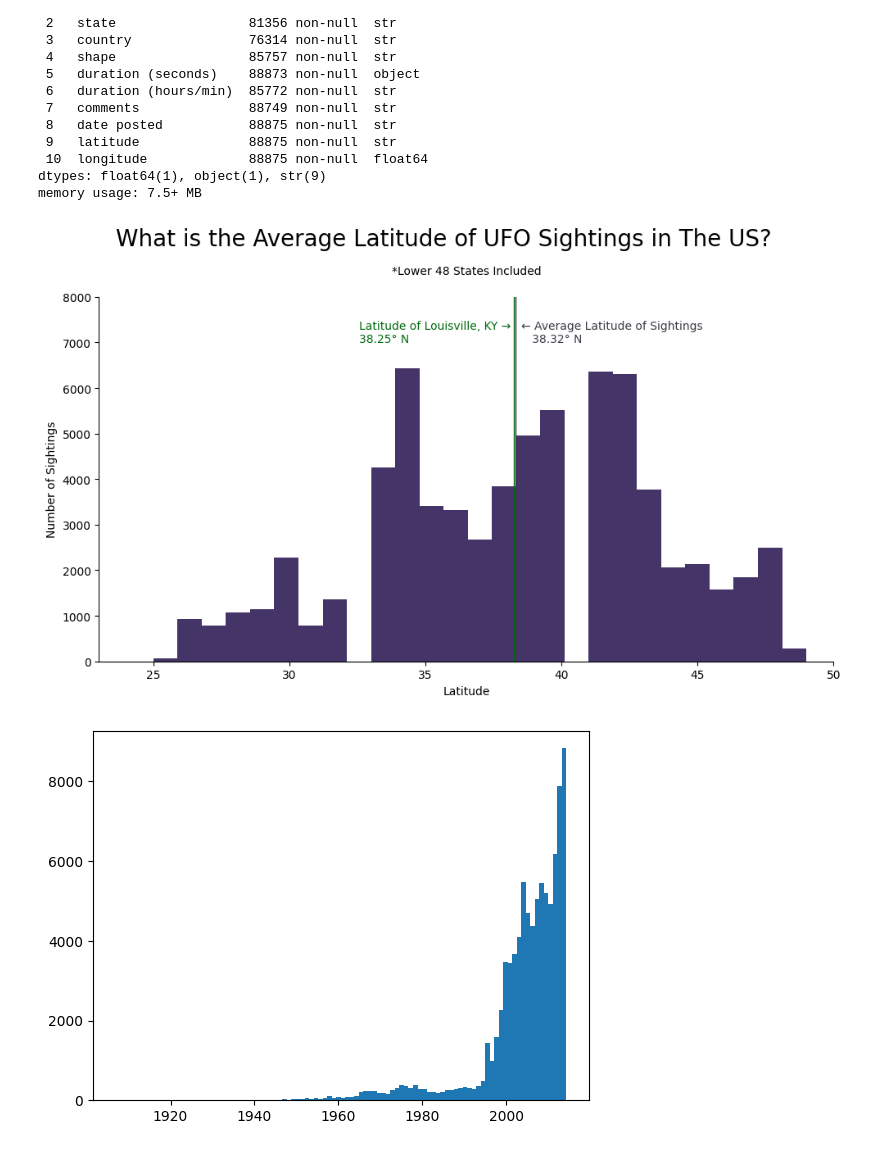
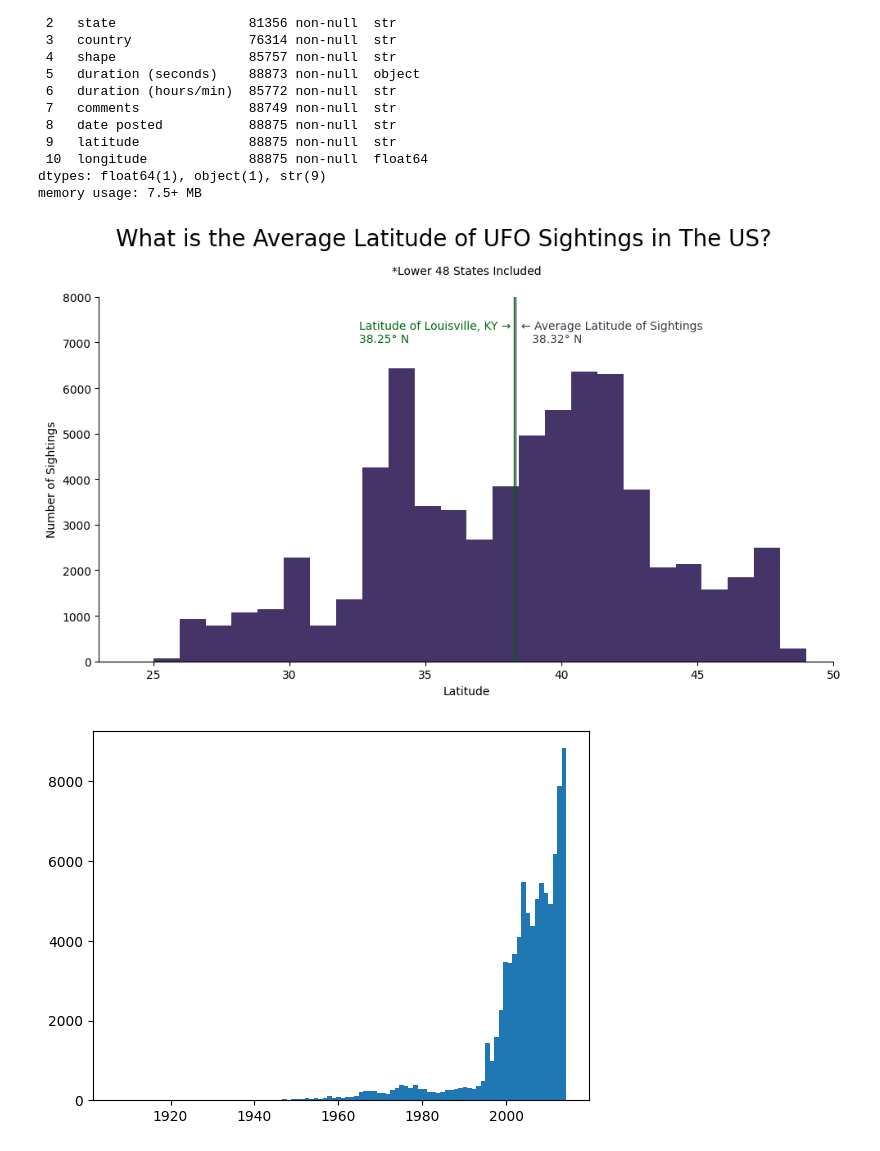
Before and after one commit to wslider/anomalous-sightings-archive, a Jupyter notebook: sightings.ipynb, the cells around one changed output. Saved outputs shown, nothing was run; the diff lists cells and outputs as text; code cells hidden in the pictures.

```diff
--- a/sightings.ipynb
+++ b/sightings.ipynb
@@ -49,36 +49,36 @@ plt.figure(figsize=(10,6))
 
 # True histogram (only non-NaN US lower-48 latitudes)
 plt.hist(df['rounded_lat'].dropna(),
-         bins=27,
+         bins=25,
          color="#170141",
          alpha=0.8)
 
 plt.xlabel("Latitude")
 plt.ylabel("Number of Sightings")
 plt.suptitle("What is the Average Latitude of UFO Sightings in The US?", fontsize=20)
 plt.title("*Lower 48 States Included", fontsize=10, pad=20)
 
 ax = plt.gca()
 ax.axvline(mean_latitude, linewidth=1, color="#3a3b45")
 ax.text(mean_latitude + 0.2, 7000,
         f"← Average Latitude of Sightings\n   {mean_latitude}° N",
         color="#3a3b45")
 
 ax.axvline(louisville_latitude, linewidth=1, color="#006c0e")
 ax.text(louisville_latitude - 5.7, 7000,
         f"Latitude of Louisville, KY →\n{louisville_latitude}° N",
         color="#006c0e")
 
 ax.spines["top"].set_visible(False)
 ax.spines["right"].set_visible(False)
 
 plt.xlim(23, 50)
 plt.ylim(0, 8000)
 
 plt.tight_layout()
 plt.show()
 # %% [output]
-[figure, old version]
+[figure, new version]
 # %%
 df['datetime'] = pd.to_datetime(df['datetime'].astype(str), errors="coerce")
 
```
Also changed, not shown: parts of 1 cell of this notebook, 2 other files.
